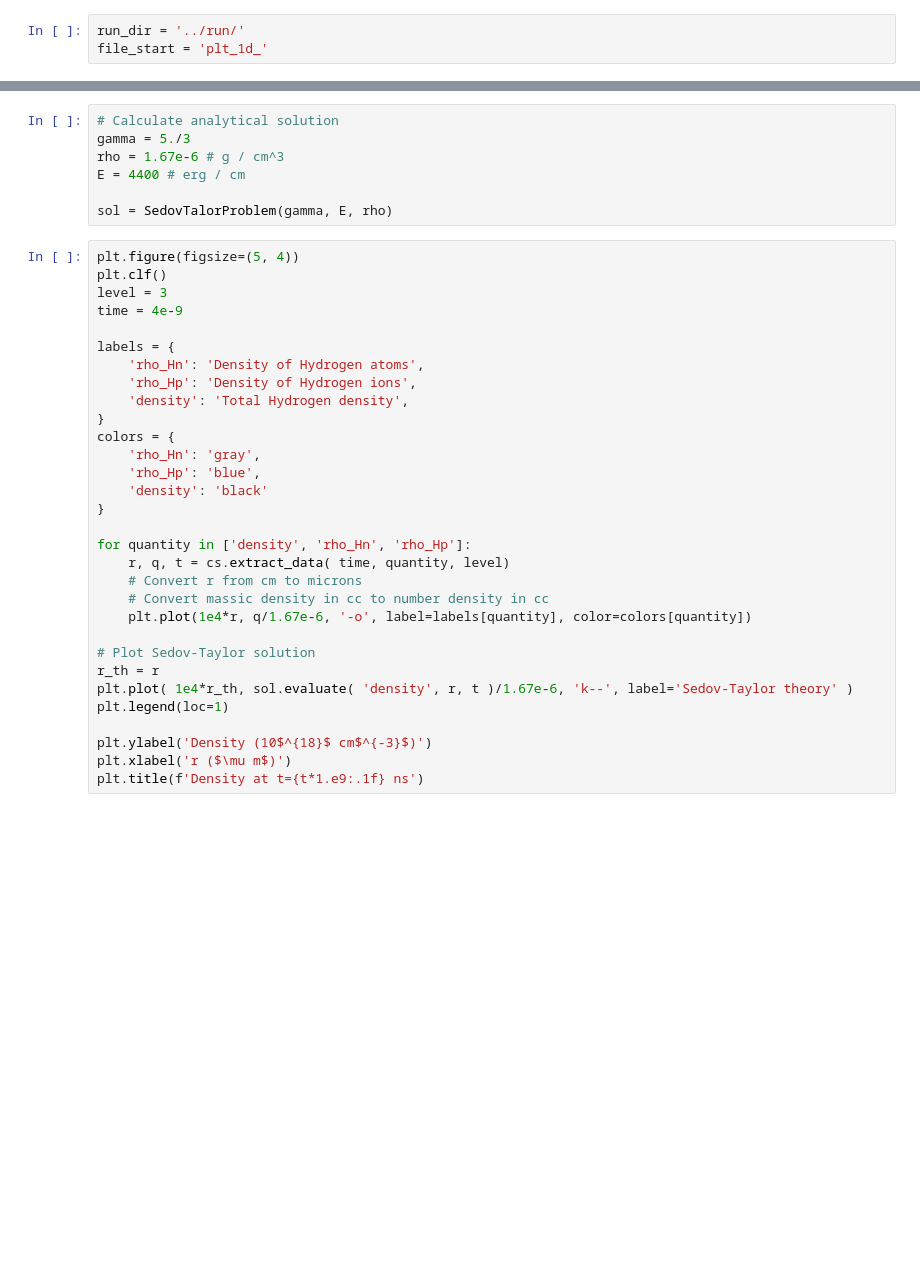
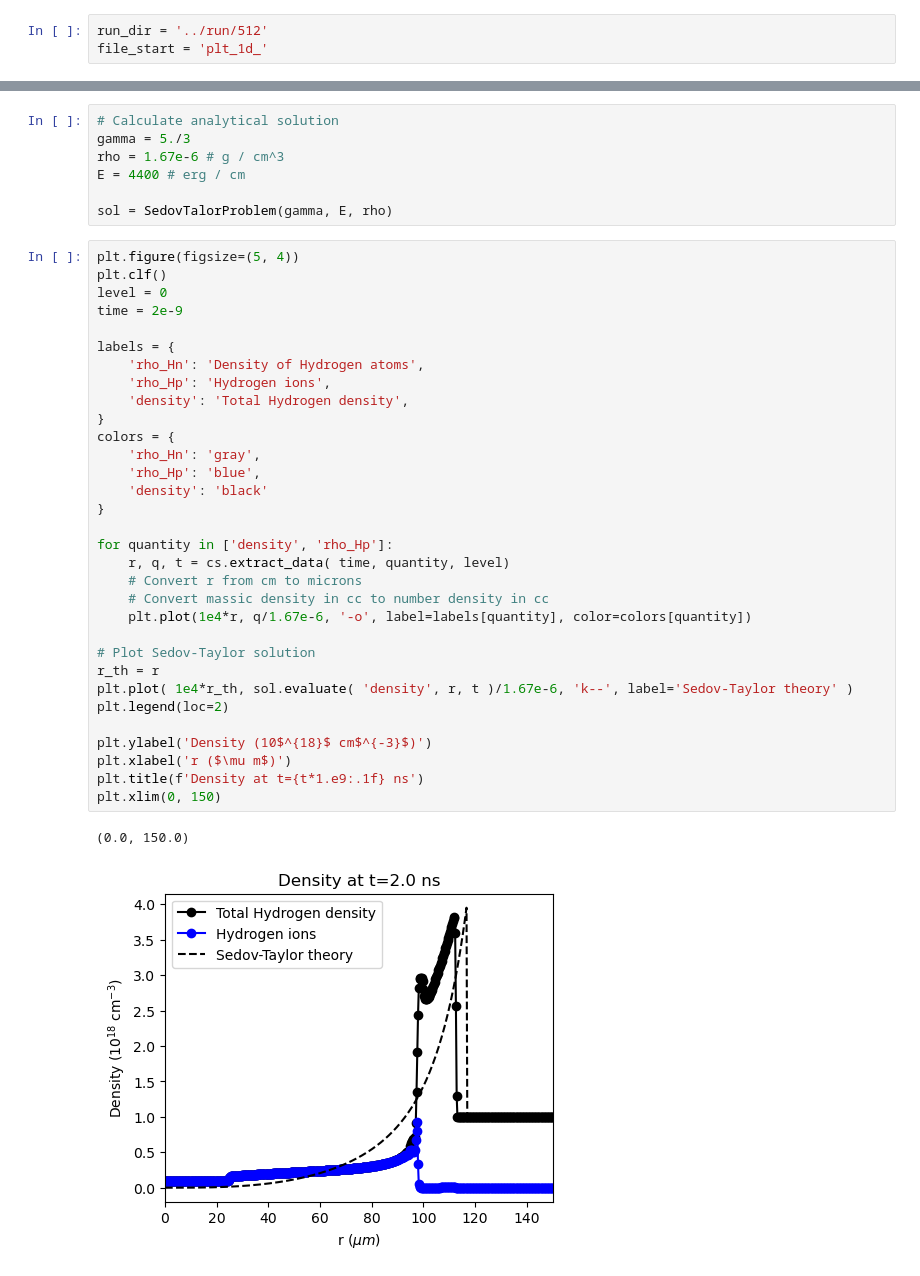
Before and after one commit to chequp-org/chequp, a Jupyter notebook: sim_folder/analysis/Analysis.ipynb, the cells around one changed output, grey strips where cells are left out. Saved outputs shown, nothing was run; the diff lists cells and outputs as text; blank space fills up the shorter version.

```diff
--- a/sim_folder/analysis/Analysis.ipynb
+++ b/sim_folder/analysis/Analysis.ipynb
@@ -8,7 +10,7 @@ sys.path.append('../../sedov_theory/python/')
 from sedov_theory import SedovTalorProblem
 from analysis_tool import CastroSimulation
 # %%
-run_dir = '../run/'
+run_dir = '../run/512'
 file_start = 'plt_1d_'
 # %%
 cs = CastroSimulation(run_dir, file_start)
@@ -24,33 +26,37 @@ sol = SedovTalorProblem(gamma, E, rho)
 # %%
 plt.figure(figsize=(5, 4))
 plt.clf()
-level = 3
-time = 4e-9
+level = 0
+time = 2e-9
 
 labels = {
     'rho_Hn': 'Density of Hydrogen atoms',
-    'rho_Hp': 'Density of Hydrogen ions',
+    'rho_Hp': 'Hydrogen ions',
     'density': 'Total Hydrogen density',
 }
 colors = {
     'rho_Hn': 'gray',
     'rho_Hp': 'blue',
     'density': 'black'
 }
 
-for quantity in ['density', 'rho_Hn', 'rho_Hp']:
+for quantity in ['density', 'rho_Hp']:
     r, q, t = cs.extract_data( time, quantity, level)
     # Convert r from cm to microns
     # Convert massic density in cc to number density in cc
     plt.plot(1e4*r, q/1.67e-6, '-o', label=labels[quantity], color=colors[quantity])
 
 # Plot Sedov-Taylor solution
 r_th = r
 plt.plot( 1e4*r_th, sol.evaluate( 'density', r, t )/1.67e-6, 'k--', label='Sedov-Taylor theory' )
-plt.legend(loc=1)
+plt.legend(loc=2)
 
 plt.ylabel('Density (10$^{18}$ cm$^{-3}$)')
 plt.xlabel('r ($\mu m$)')
 plt.title(f'Density at t={t*1.e9:.1f} ns')
+plt.xlim(0, 150)
+# %% [output]
+(0.0, 150.0)
+[figure, added]
 # %%
 # plot data at difference resolutions
```
Also changed, not shown: parts of 15 cells of this notebook, 2 other files.
